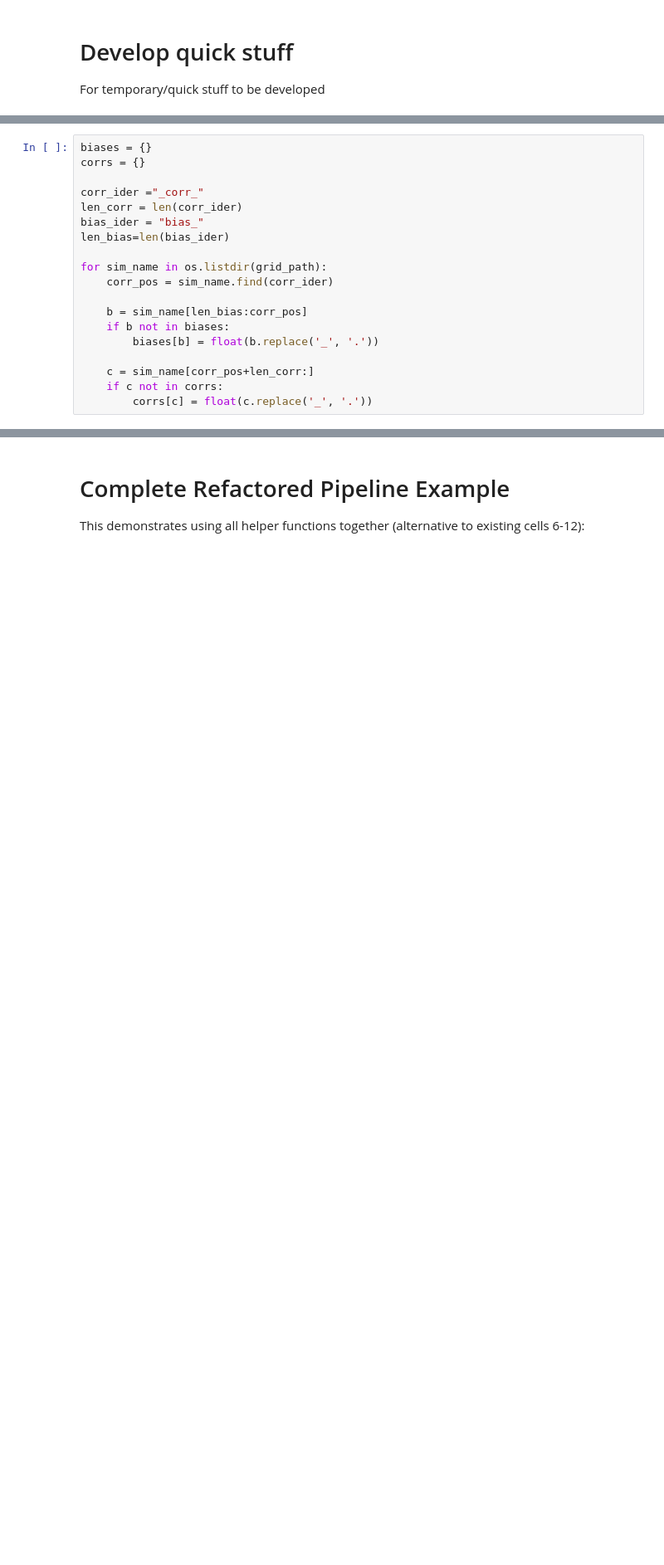
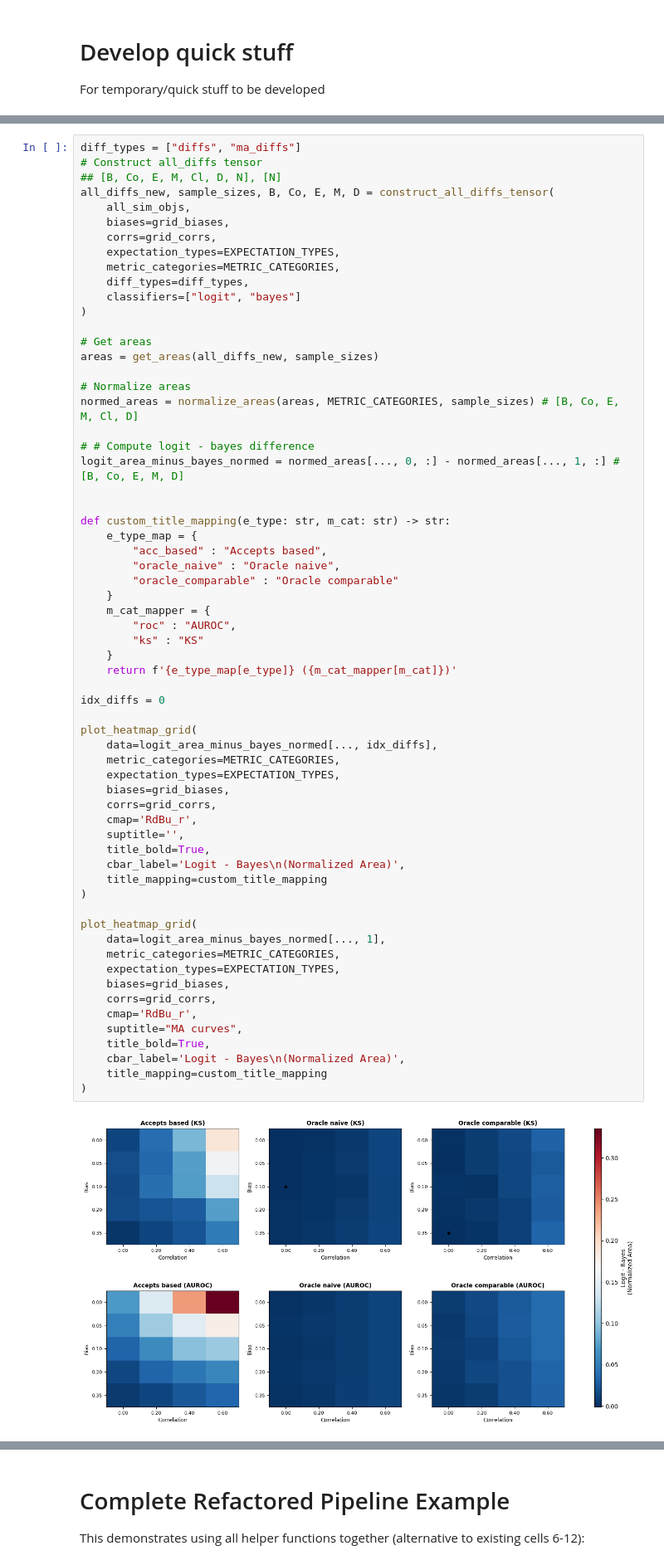
Before and after one commit to TheBISEconStatcian/BEReBASL, a Jupyter notebook: dev/tmp_develop.ipynb, the cells around one changed output, grey strips where cells are left out. Shown at 83% size. Drawn from its saved outputs; the diff is of its cells as text; blank space fills up the shorter version.

```diff
--- a/dev/tmp_develop.ipynb
+++ b/dev/tmp_develop.ipynb
@@ -27,25 +27,6 @@ base_sim = 'bias_0_0_corr_0_0'
 
 base_sim_objs = extract_objs_from_sim_dir(grid_path, base_sim)
 dgp_base: CreditDataGenerator = base_sim_objs["data_generator"]
-# %%
-biases = {}
-corrs = {}
-
-corr_ider ="_corr_"
-len_corr = len(corr_ider)
-bias_ider = "bias_"
-len_bias=len(bias_ider)
-
-for sim_name in os.listdir(grid_path):
-    corr_pos = sim_name.find(corr_ider)
-
-    b = sim_name[len_bias:corr_pos]
-    if b not in biases:
-        biases[b] = float(b.replace('_', '.'))
-
-    c = sim_name[corr_pos+len_corr:]
-    if c not in corrs:
-        corrs[c] = float(c.replace('_', '.'))
 # %%
 import matplotlib.pyplot as plt
 import matplotlib.gridspec as gridspec
@@ -352,0 +498,65 @@ logit_area_minus_bayes_normed = normed_areas[..., 0, :] - normed_areas[..., 1, :
+# %%
+diff_types = ["diffs", "ma_diffs"]
+# Construct all_diffs tensor
+## [B, Co, E, M, Cl, D, N], [N]
+all_diffs_new, sample_sizes, B, Co, E, M, D = construct_all_diffs_tensor(
+    all_sim_objs,
+    biases=grid_biases,
+    corrs=grid_corrs,
+    expectation_types=EXPECTATION_TYPES,
+    metric_categories=METRIC_CATEGORIES,
+    diff_types=diff_types,
+    classifiers=["logit", "bayes"]
+)
+
+# Get areas
+areas = get_areas(all_diffs_new, sample_sizes)
+
+# Normalize areas
+normed_areas = normalize_areas(areas, METRIC_CATEGORIES, sample_sizes) # [B, Co, E, M, Cl, D]
+
+# # Compute logit - bayes difference
+logit_area_minus_bayes_normed = normed_areas[..., 0, :] - normed_areas[..., 1, :] # [B, Co, E, M, D]
+
+
+def custom_title_mapping(e_type: str, m_cat: str) -> str:
+    e_type_map = {
+        "acc_based" : "Accepts based",
+        "oracle_naive" : "Oracle naive",
+        "oracle_comparable" : "Oracle comparable"
+    }
+    m_cat_mapper = {
+        "roc" : "AUROC",
+        "ks" : "KS"
+    }
+    return f'{e_type_map[e_type]} ({m_cat_mapper[m_cat]})'
+
+idx_diffs = 0
+
+plot_heatmap_grid(
+    data=logit_area_minus_bayes_normed[..., idx_diffs],
+    metric_categories=METRIC_CATEGORIES,
+    expectation_types=EXPECTATION_TYPES,
+    biases=grid_biases,
+    corrs=grid_corrs,
+    cmap='RdBu_r',
+    suptitle='',
+    title_bold=True,
+    cbar_label='Logit - Bayes\n(Normalized Area)',
+    title_mapping=custom_title_mapping
+)
+
+plot_heatmap_grid(
+    data=logit_area_minus_bayes_normed[..., 1],
+    metric_categories=METRIC_CATEGORIES,
+    expectation_types=EXPECTATION_TYPES,
+    biases=grid_biases,
+    corrs=grid_corrs,
+    cmap='RdBu_r',
+    suptitle="MA curves",
+    title_bold=True,
+    cbar_label='Logit - Bayes\n(Normalized Area)',
+    title_mapping=custom_title_mapping
+)
+# %% [output]
+[figure, added]
```
Also changed, not shown: parts of 33 cells of this notebook.
